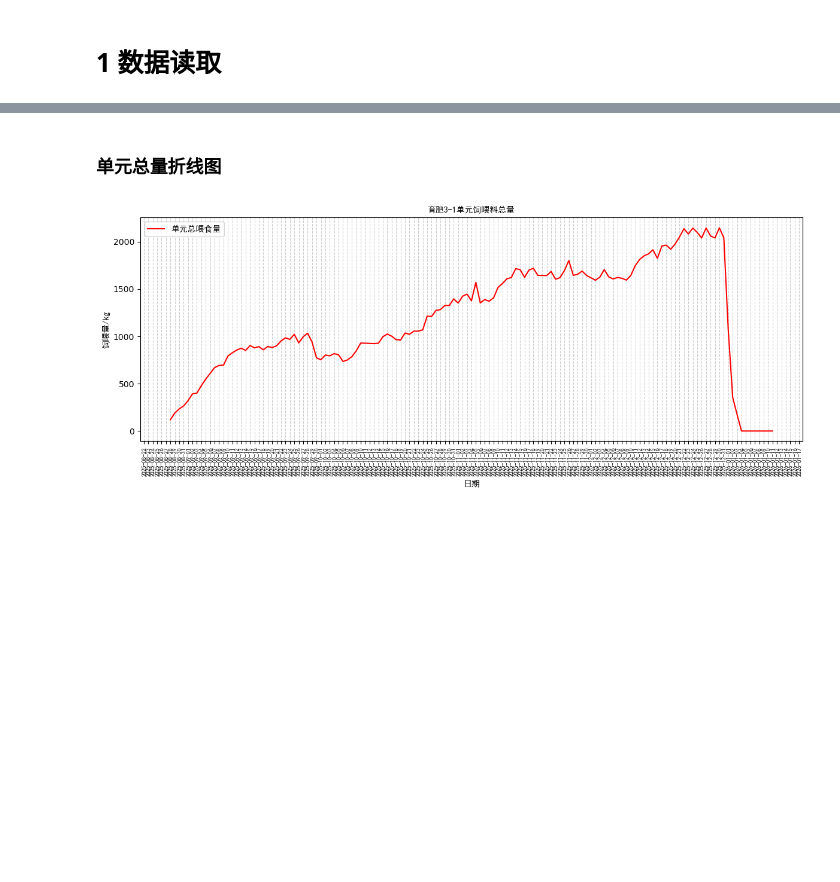
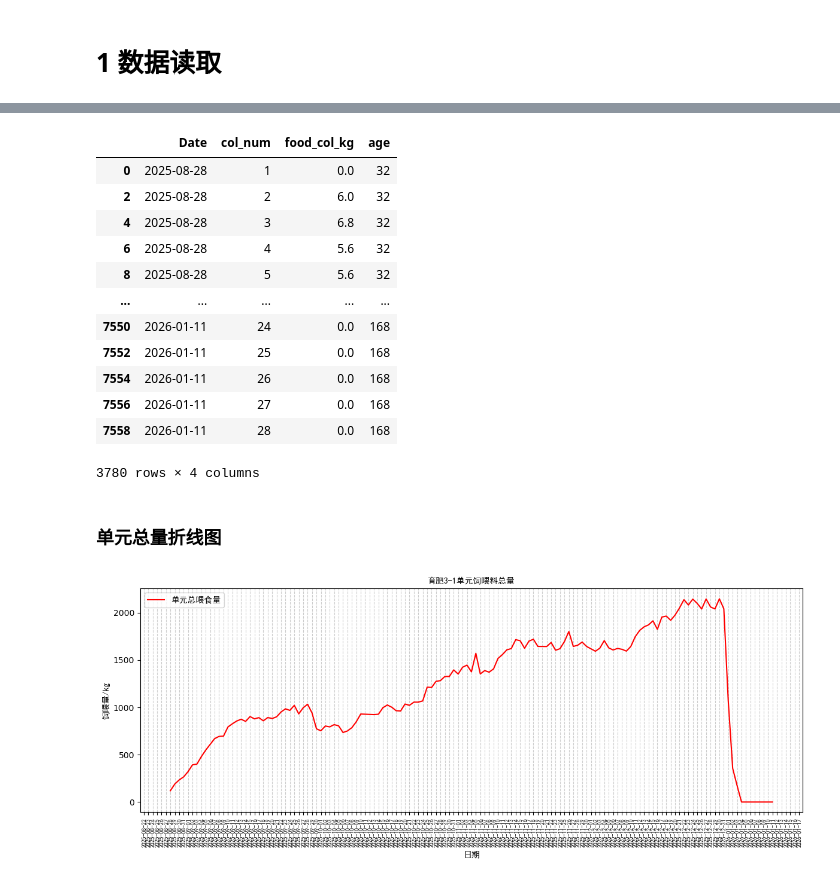
Before and after one commit to yixuan228/work-error-detect, a Jupyter notebook: 喂食数据分析.ipynb, the cells around one changed output, grey strips where cells are left out. Cells and saved outputs as stored; diff of their text form; code cells hidden in the pictures; blank space fills up the shorter version.

```diff
--- a/喂食数据分析.ipynb
+++ b/喂食数据分析.ipynb
@@ -18,3 +34,19 @@ df_34_build = pd.read_parquet(PATH_FEED_PROCESSED / '育肥3-4_build.parquet', e
+# %%
+df_31_col
+# %% [output]
+|  | Date | col_num | food_col_kg | age |
+| 0 | 2025-08-28 | 1 | 0.0 | 32 |
+| 2 | 2025-08-28 | 2 | 6.0 | 32 |
+| 4 | 2025-08-28 | 3 | 6.8 | 32 |
+| 6 | 2025-08-28 | 4 | 5.6 | 32 |
+| 8 | 2025-08-28 | 5 | 5.6 | 32 |
+| ... | ... | ... | ... | ... |
+| 7550 | 2026-01-11 | 24 | 0.0 | 168 |
+| 7552 | 2026-01-11 | 25 | 0.0 | 168 |
+| 7554 | 2026-01-11 | 26 | 0.0 | 168 |
+| 7556 | 2026-01-11 | 27 | 0.0 | 168 |
+| 7558 | 2026-01-11 | 28 | 0.0 | 168 |
+3780 rows × 4 columns
 # %% [markdown]
 ### 单元总量折线图
 # %%
```
Also changed, not shown: parts of 7 cells of this notebook, 7 other files.
